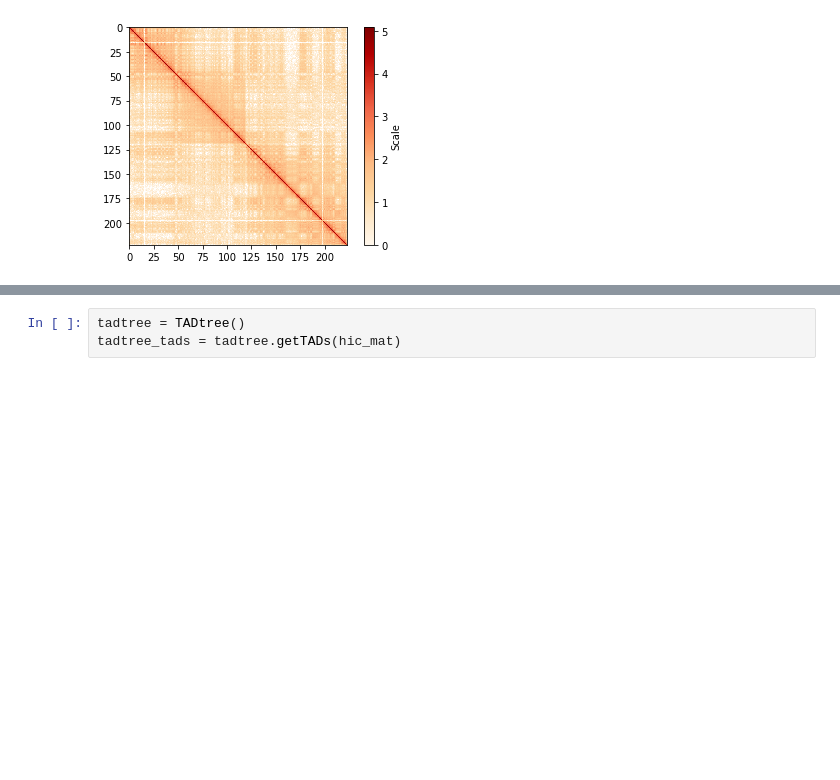
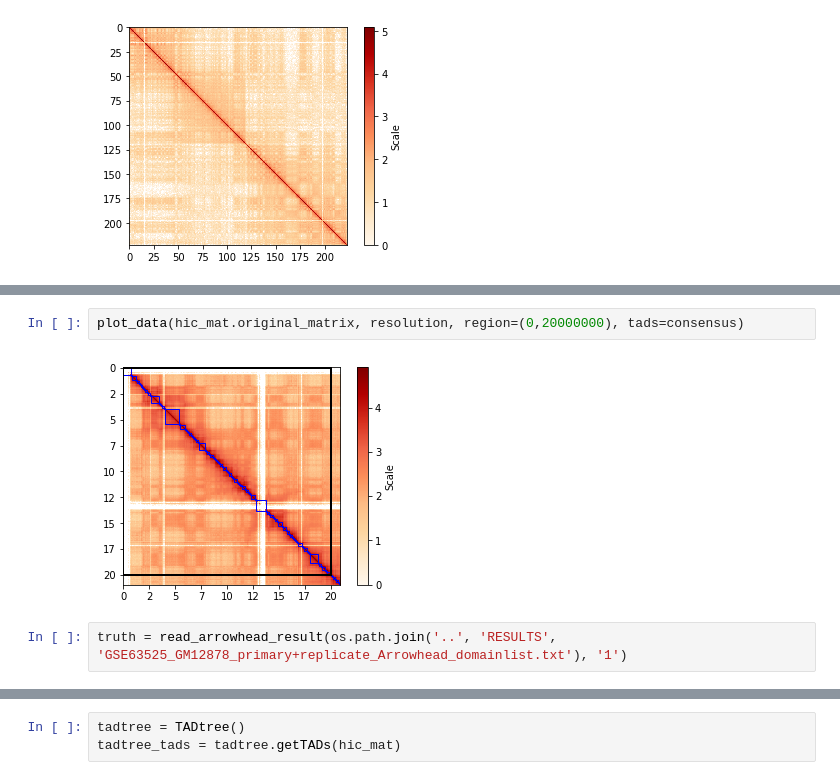
Before and after one commit to meet-eu-21/Team-SA1, a Jupyter notebook: TAD_tutorial.ipynb, the cells around one changed output, grey strips where cells are left out. Saved outputs shown, nothing was run; the diff lists cells and outputs as text; blank space fills up the shorter version.

```diff
--- a/TAD_tutorial.ipynb
+++ b/TAD_tutorial.ipynb
@@ -33,0 +69,6 @@ plot_data(hic_mat.original_matrix, resolution, region=(0,20000000), tads=topdom_
+# %%
+plot_data(hic_mat.original_matrix, resolution, region=(0,20000000), tads=consensus)
+# %% [output]
+[figure, added]
+# %%
+truth = read_arrowhead_result(os.path.join('..', 'RESULTS', 'GSE63525_GM12878_primary+replicate_Arrowhead_domainlist.txt'), '1')
```
Also changed, not shown: parts of 6 cells of this notebook.
